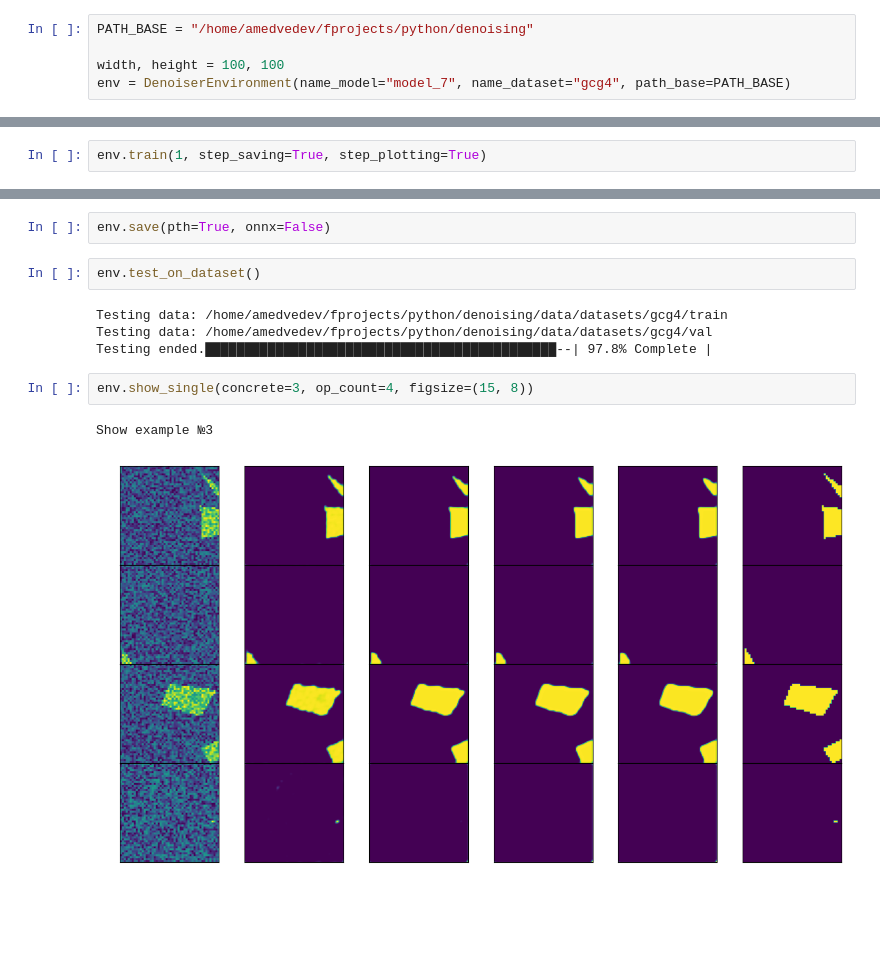
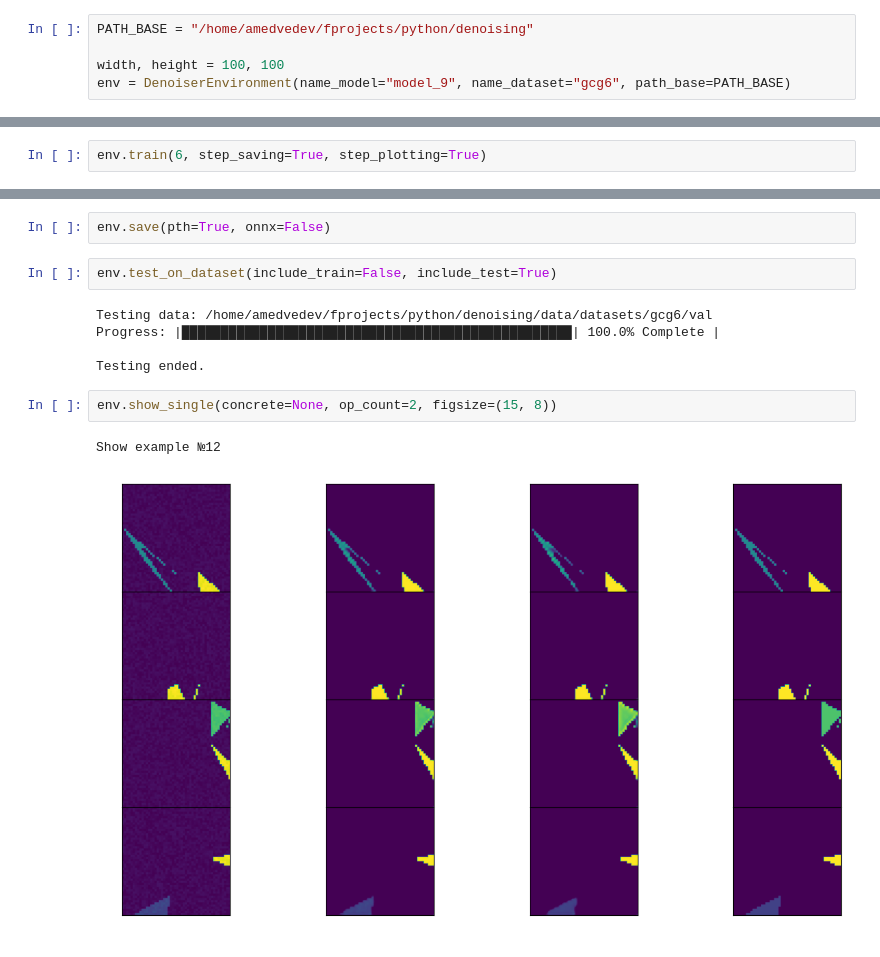
Before and after one commit to medaldev/DenoisingCNN, a Jupyter notebook: notebooks/denoiser_environment.ipynb, the cells around one changed output, grey strips where cells are left out. Cells and saved outputs as stored; diff of their text form; blank space fills up the shorter version.

```diff
--- a/notebooks/denoiser_environment.ipynb
+++ b/notebooks/denoiser_environment.ipynb
@@ -4,5 +4,5 @@ from applications.denoiser_environment import DenoiserEnvironment
 PATH_BASE = "/home/amedvedev/fprojects/python/denoising"
 
 width, height = 100, 100
-env = DenoiserEnvironment(name_model="model_7", name_dataset="gcg4", path_base=PATH_BASE)
+env = DenoiserEnvironment(name_model="model_9", name_dataset="gcg6", path_base=PATH_BASE)
 # %%
@@ -31,3 +32,3 @@ scores_before, scores = env.score(show=True)
 # %%
-env.train(1, step_saving=True, step_plotting=True)
+env.train(6, step_saving=True, step_plotting=True)
 # %% [output]
@@ -51,13 +60,14 @@ scores_before, scores = env.score(show=True)
 # %%
 env.save(pth=True, onnx=False)
 # %%
-env.test_on_dataset()
+env.test_on_dataset(include_train=False, include_test=True)
 # %% [output]
-Testing data: /home/amedvedev/fprojects/python/denoising/data/datasets/gcg4/train
-Testing data: /home/amedvedev/fprojects/python/denoising/data/datasets/gcg4/val
-Testing ended.█████████████████████████████████████████████--| 97.8% Complete |
+Testing data: /home/amedvedev/fprojects/python/denoising/data/datasets/gcg6/val
+Progress: |██████████████████████████████████████████████████| 100.0% Complete |
+
+Testing ended.
 # %%
-env.show_single(concrete=3, op_count=4, figsize=(15, 8))
+env.show_single(concrete=None, op_count=2, figsize=(15, 8))
 # %% [output]
-Show example №3
+Show example №12
-[figure, old version]
+[figure, new version]
```
Also changed, not shown: parts of 5 cells of this notebook, 9 other files.
